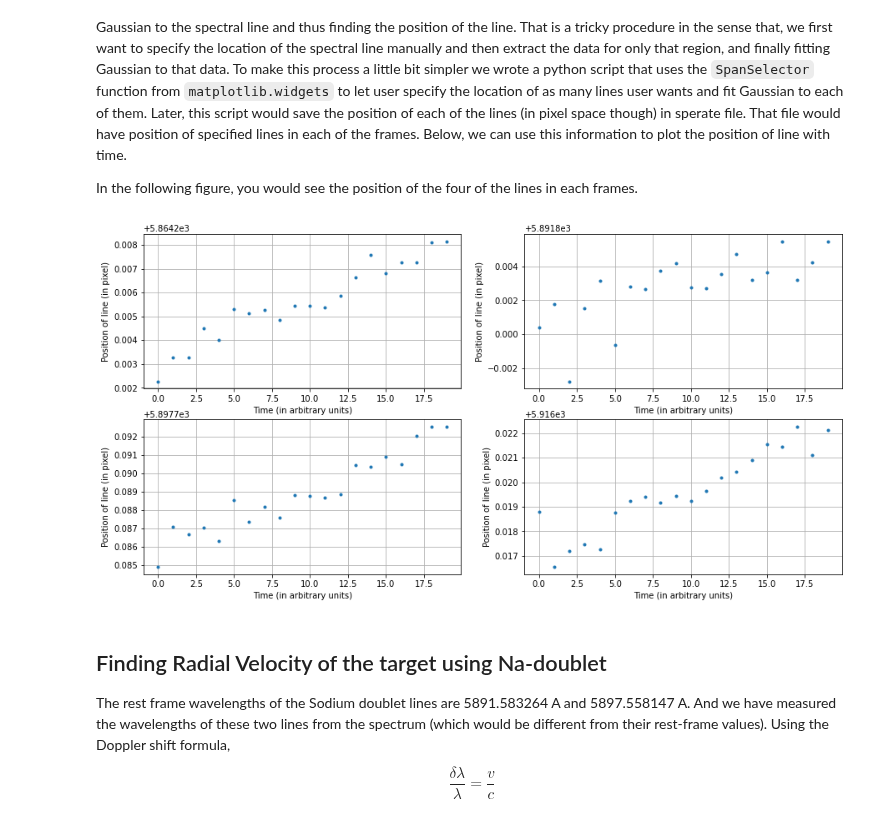
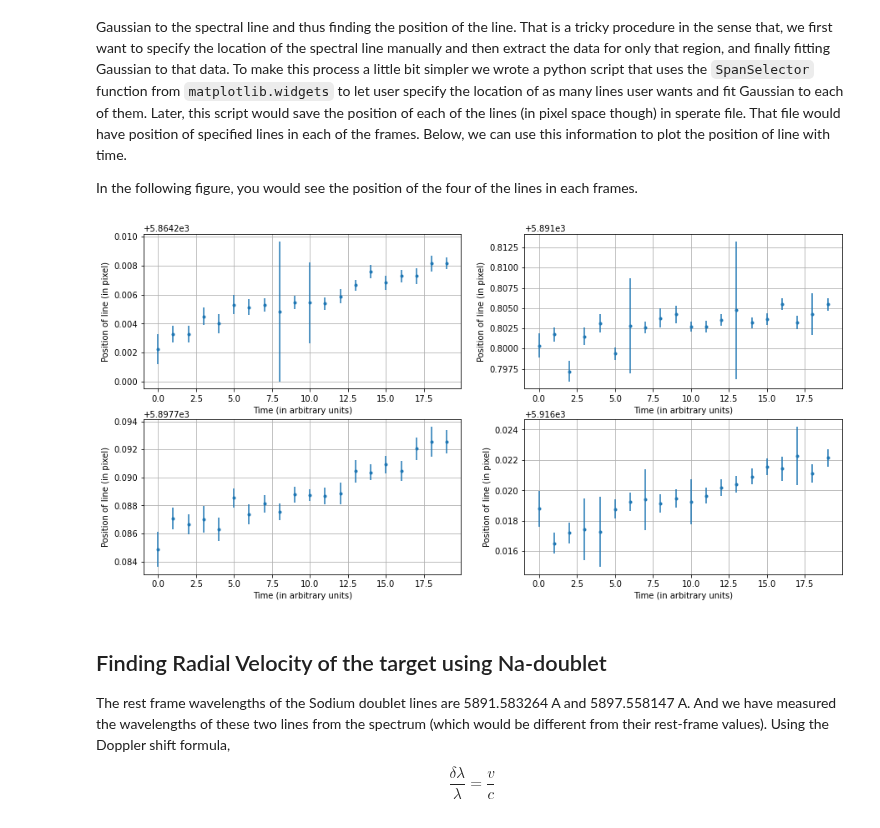
Before and after one commit to Jayshil/Data_Analysis, a Jupyter notebook: Radial_Velocity/rv_analysis.ipynb, the cells around one changed output. Cells and saved outputs as stored; diff of their text form; code cells hidden in the pictures.

```diff
--- a/Radial_Velocity/rv_analysis.ipynb
+++ b/Radial_Velocity/rv_analysis.ipynb
@@ -19,27 +19,28 @@ import os
 import utils as utl
 # %%
 pos1, pos2, pos3, pos4 = np.loadtxt(os.getcwd() + '/Results/Line_pos.dat', usecols=(0,1,2,3), unpack=True)
-pos1_err, pos2_err, pos3_err, pos4_err = np.loadtxt(os.getcwd() + '/Results/Line_pos_err.dat', usecols=(0,1,2,3), unpack=True)
+pos1_var, pos2_var, pos3_var, pos4_var = np.loadtxt(os.getcwd() + '/Results/Line_pos_err.dat', usecols=(0,1,2,3), unpack=True)
+pos1_err, pos2_err, pos3_err, pos4_err = np.sqrt(pos1_var), np.sqrt(pos2_var), np.sqrt(pos3_var), np.sqrt(pos4_var)
 
 fig0, axs = plt.subplots(nrows=2, ncols=2, figsize=(15, 7.5))
 axs[0,0].errorbar(np.arange(len(pos1)), pos1, yerr=pos1_err, fmt='.')
 axs[0,0].set_xlabel('Time (in arbitrary units)')
 axs[0,0].set_ylabel('Position of line (in pixel)')
 axs[0,0].grid()
 axs[0,1].errorbar(np.arange(len(pos2)), pos2, yerr=pos2_err, fmt='.')
 axs[0,1].set_xlabel('Time (in arbitrary units)')
 axs[0,1].set_ylabel('Position of line (in pixel)')
 axs[0,1].grid()
 axs[1,0].errorbar(np.arange(len(pos3)), pos3, yerr=pos3_err, fmt='.')
 axs[1,0].set_xlabel('Time (in arbitrary units)')
 axs[1,0].set_ylabel('Position of line (in pixel)')
 axs[1,0].grid()
 axs[1,1].errorbar(np.arange(len(pos4)), pos4, yerr=pos4_err, fmt='.')
 axs[1,1].set_xlabel('Time (in arbitrary units)')
 axs[1,1].set_ylabel('Position of line (in pixel)')
 axs[1,1].grid()
 # %% [output]
-[figure, old version]
+[figure, new version]
 # %% [markdown]
 ## Finding Radial Velocity of the target using Na-doublet
 
```
Also changed, not shown: parts of 1 cell of this notebook, 4 other files.
